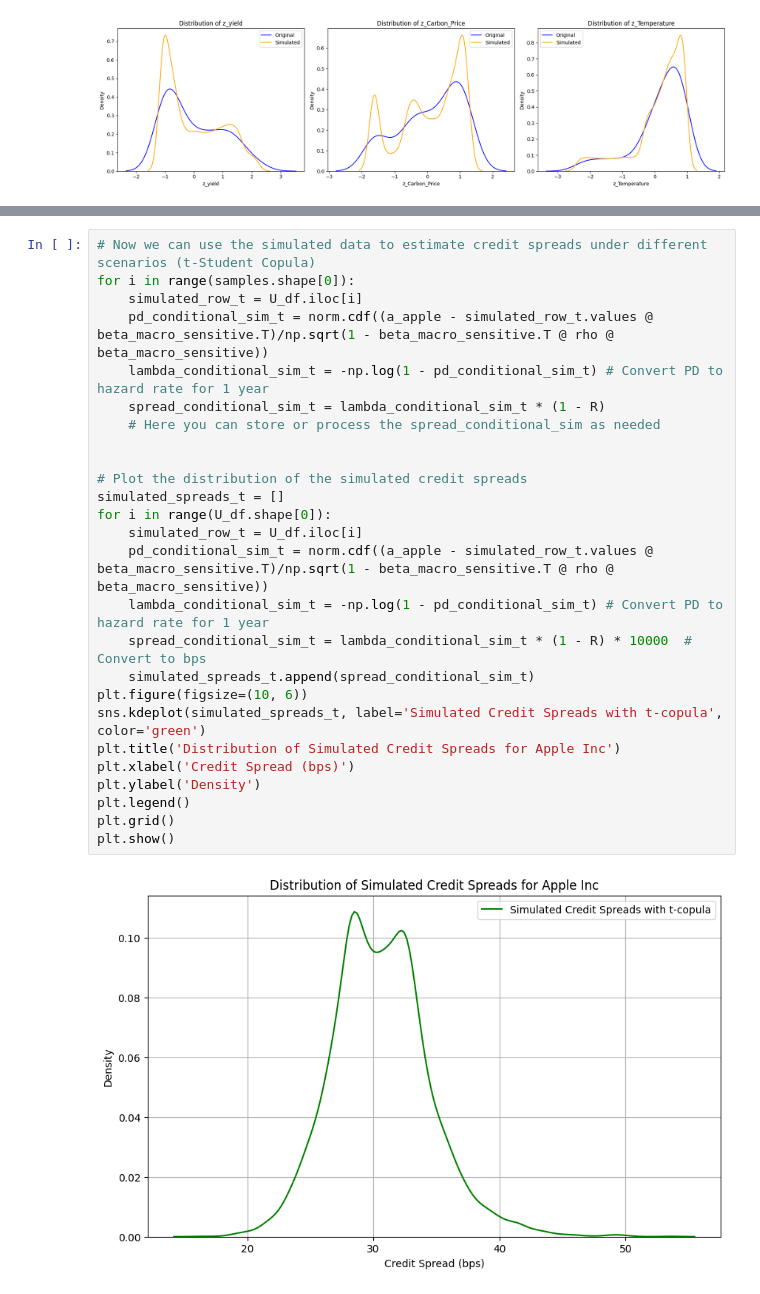
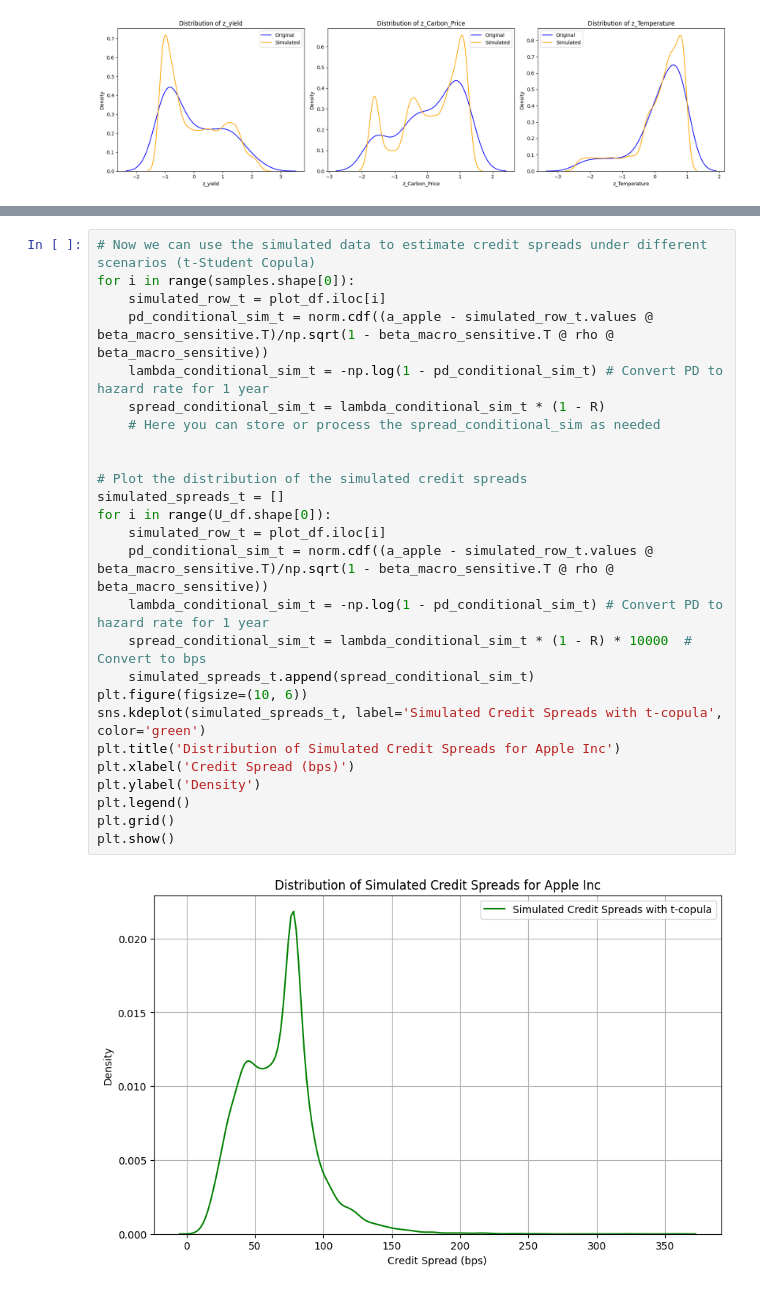
Before and after one commit to pancakes9798/Climate-Risk-Project, a Jupyter notebook: src/Credit_Spread_estimation.ipynb, the cells around one changed output, grey strips where cells are left out. Saved outputs shown, nothing was run; the diff lists cells and outputs as text.

```diff
--- a/src/Credit_Spread_estimation.ipynb
+++ b/src/Credit_Spread_estimation.ipynb
@@ -320,28 +320,28 @@ plt.show()
 # %%
 # Now we can use the simulated data to estimate credit spreads under different scenarios (t-Student Copula)
 for i in range(samples.shape[0]):
-    simulated_row_t = U_df.iloc[i]
+    simulated_row_t = plot_df.iloc[i]
     pd_conditional_sim_t = norm.cdf((a_apple - simulated_row_t.values @ beta_macro_sensitive.T)/np.sqrt(1 - beta_macro_sensitive.T @ rho @ beta_macro_sensitive))
     lambda_conditional_sim_t = -np.log(1 - pd_conditional_sim_t) # Convert PD to hazard rate for 1 year
     spread_conditional_sim_t = lambda_conditional_sim_t * (1 - R)
     # Here you can store or process the spread_conditional_sim as needed
 
 
 # Plot the distribution of the simulated credit spreads
 simulated_spreads_t = []
 for i in range(U_df.shape[0]):
-    simulated_row_t = U_df.iloc[i]
+    simulated_row_t = plot_df.iloc[i]
     pd_conditional_sim_t = norm.cdf((a_apple - simulated_row_t.values @ beta_macro_sensitive.T)/np.sqrt(1 - beta_macro_sensitive.T @ rho @ beta_macro_sensitive))
     lambda_conditional_sim_t = -np.log(1 - pd_conditional_sim_t) # Convert PD to hazard rate for 1 year
     spread_conditional_sim_t = lambda_conditional_sim_t * (1 - R) * 10000  # Convert to bps
     simulated_spreads_t.append(spread_conditional_sim_t)
 plt.figure(figsize=(10, 6))
 sns.kdeplot(simulated_spreads_t, label='Simulated Credit Spreads with t-copula', color='green')
 plt.title('Distribution of Simulated Credit Spreads for Apple Inc')
 plt.xlabel('Credit Spread (bps)')
 plt.ylabel('Density')
 plt.legend()
 plt.grid()
 plt.show()
 # %% [output]
-[figure, old version]
+[figure, new version]
```
Also changed, not shown: parts of 7 cells of this notebook.
